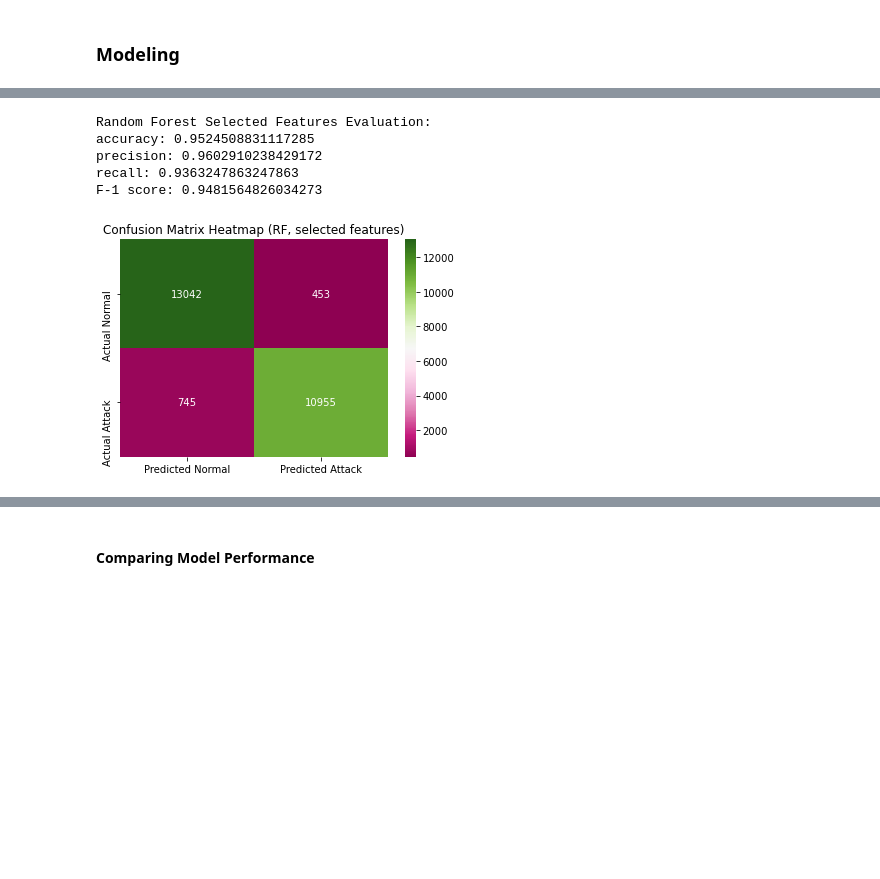
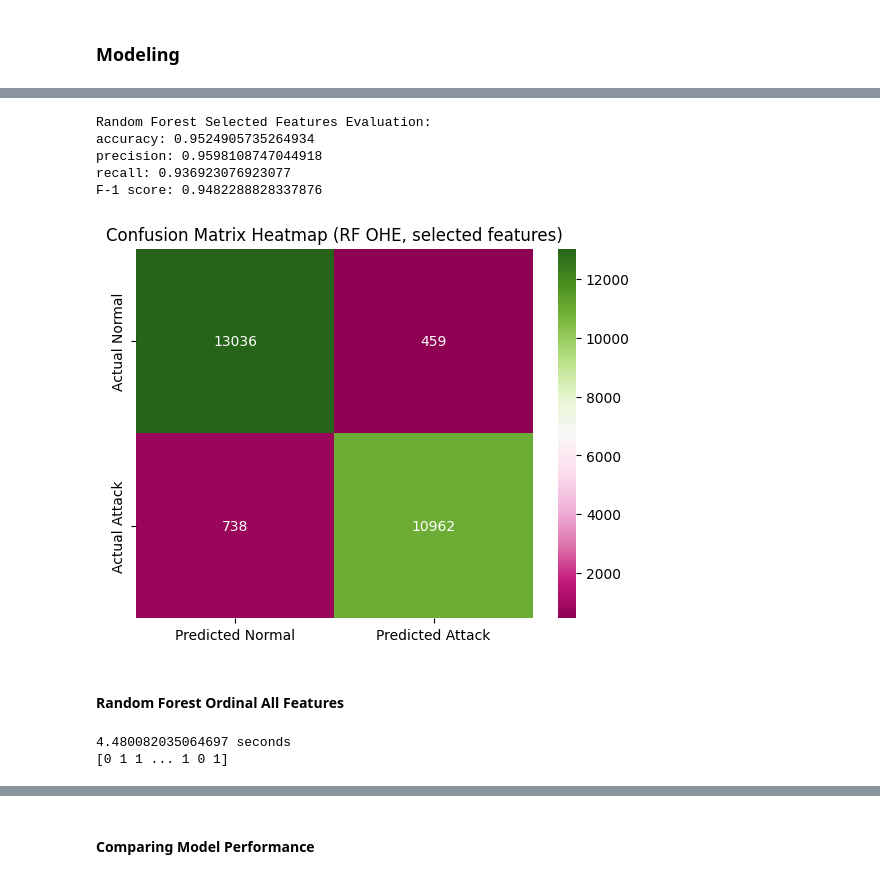
Before and after one commit to Jellyfish25/Intrusion-Detection-System-CMPE279, a Jupyter notebook: CMPE279_Project/CMPE279_Project.ipynb, the cells around one changed output, grey strips where cells are left out. Cells and saved outputs as stored; diff of their text form; code cells hidden in the pictures; blank space fills up the shorter version.

```diff
--- a/CMPE279_Project/CMPE279_Project.ipynb
+++ b/CMPE279_Project/CMPE279_Project.ipynb
@@ -421,22 +473,38 @@ print(y_pred_RF)
 # %%
 # Calculate for: accuracy, precision, recall, f1 score based on RF
 confusion_mat_RFS = confusion_matrix(y_test, y_pred_RF)
 tn, fp, fn, tp = confusion_mat_RFS.ravel()
 RF_selected_accuracy = (tp + tn)/(tn + fp + fn + tp)
 RF_selected_precision = tp/(tp + fp)
 RF_selected_recall = tp/(tp + fn)
 RF_selected_F1_score = 2 * (RF_selected_precision * RF_selected_recall)/(RF_selected_precision + RF_selected_recall)
 
 print("Random Forest Selected Features Evaluation:")
 print(f"accuracy: {RF_selected_accuracy}")
 print(f"precision: {RF_selected_precision}")
 print(f"recall: {RF_selected_recall}")
 print(f"F-1 score: {RF_selected_F1_score}")
-generate_heatmap(confusion_mat_RFS, "Confusion Matrix Heatmap (RF, selected features)")
+generate_heatmap(confusion_mat_RFS, "Confusion Matrix Heatmap (RF OHE, selected features)")
 # %% [output]
 Random Forest Selected Features Evaluation:
-accuracy: 0.9524508831117285
-precision: 0.9602910238429172
-recall: 0.9363247863247863
-F-1 score: 0.9481564826034273
+accuracy: 0.9524905735264934
+precision: 0.9598108747044918
+recall: 0.936923076923077
+F-1 score: 0.9482288828337876
-[figure, old version]
+[figure, new version]
+# %% [markdown]
+#### Random Forest Ordinal All Features
+# %%
+start_time = time.time()
+# Initialize the Random Forest classifier & train the model
+rf_classifier = RandomForestClassifier(max_depth = None).fit(X_ordinal_train, y_train)
+
+# Prediction on the test set
+y_pred_RF = rf_classifier.predict(X_ordinal_test)
+end_time = time.time()
+RFA_ordinal_time = end_time - start_time
+print("%s seconds" % RFA_ordinal_time)
+print(y_pred_RF)
+# %% [output]
+4.480082035064697 seconds
+[0 1 1 ... 1 0 1]
```
Also changed, not shown: parts of 49 cells of this notebook.
